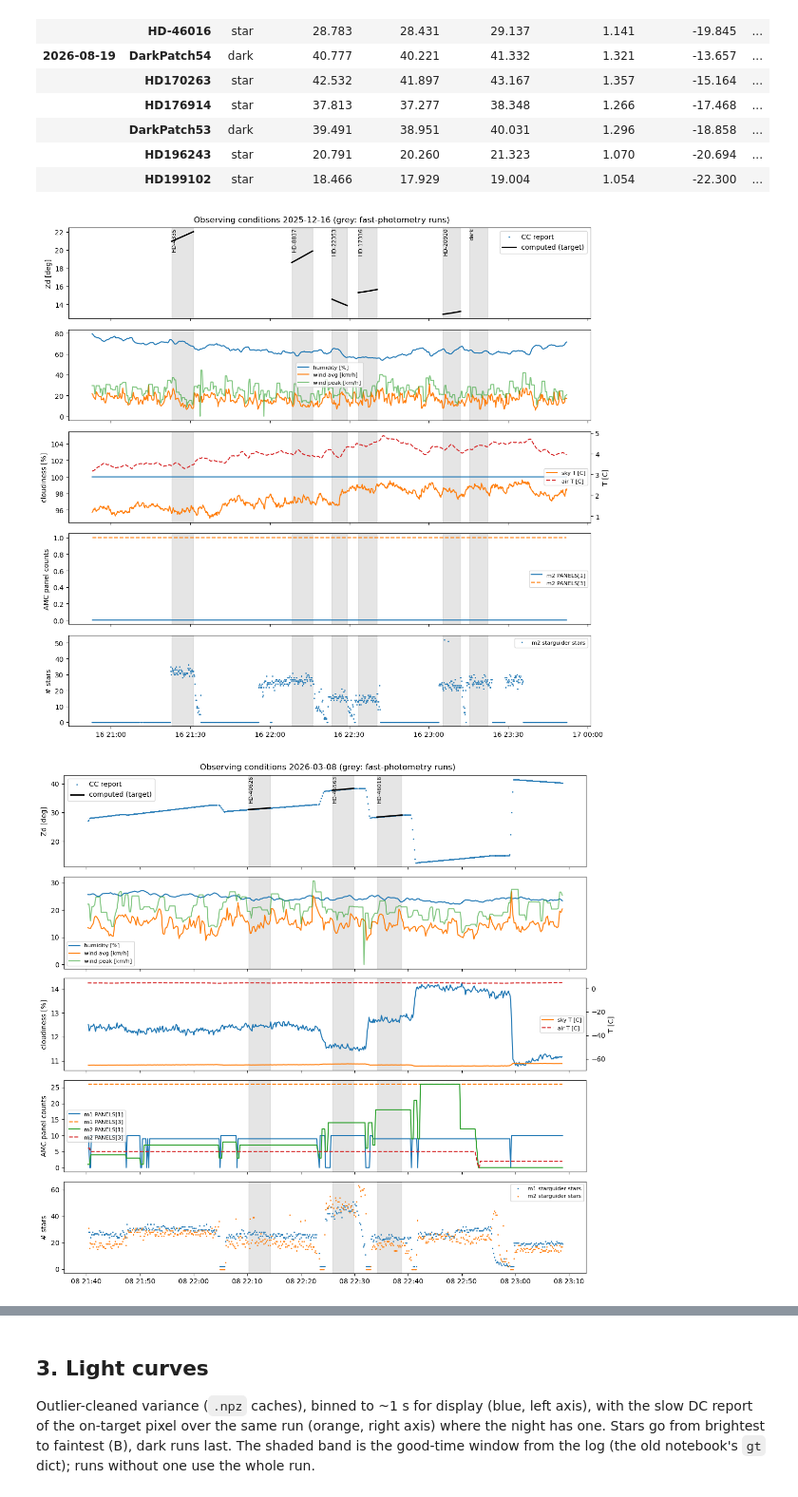
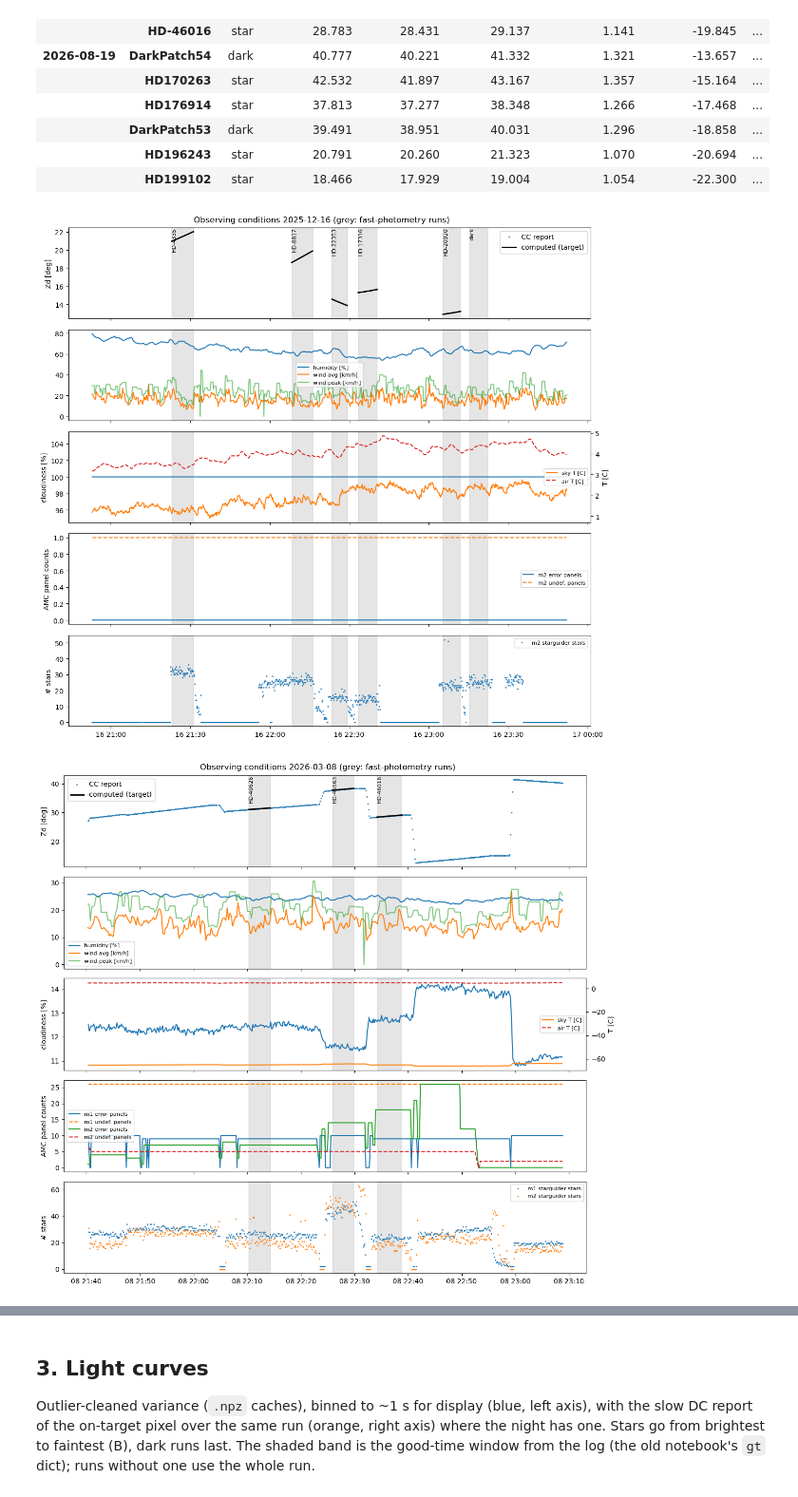
Before and after one commit to eliadse/kbo-occultation, a Jupyter notebook: notebooks/snr_study.ipynb, the cells around one changed output, grey strips where cells are left out. Shown at 95% size. Saved outputs shown, nothing was run; the diff lists cells and outputs as text; code cells hidden in the pictures.

```diff
--- a/notebooks/snr_study.ipynb
+++ b/notebooks/snr_study.ipynb
@@ -140,34 +140,34 @@ for night in log.nights.values():
             zd = [pointing_conditions(obs.ra_deg, obs.dec_deg, t, t + 1, 2)["zd_mean_deg"] for t in tt]
             axes[0].plot(to_dt(tt), zd, "k-", lw=2)
     axes[0].set_ylabel("Zd [deg]"); axes[0].legend(["CC report", "computed (target)"])
     w = site["weather"]
     axes[1].plot(to_dt(w.time), w.humidity_pct, label="humidity [%]")
     axes[1].plot(to_dt(w.time), w.wind_avg_kmh, label="wind avg [km/h]")
     axes[1].plot(to_dt(w.time), w.wind_peak_kmh, label="wind peak [km/h]", alpha=0.6)
     axes[1].legend(fontsize=8)
     p = site["pyro"]
     axes[2].plot(to_dt(p.time), p.cloudiness_pct, label="cloudiness [%]")
     ax2 = axes[2].twinx()
     ax2.plot(to_dt(p.time), p.sky_temperature_K - 273.15, color="tab:orange", label="sky T [C]")
     ax2.plot(to_dt(w.time), w.temperature_C, color="tab:red", ls="--", label="air T [C]")
     axes[2].set_ylabel("cloudiness [%]"); ax2.set_ylabel("T [C]"); ax2.legend(fontsize=8, loc="center right")
     for tel, reports in cond.items():
         a = reports["amc"]
-        axes[3].plot(to_dt(a.time), a.amc_panels_1, label=f"{tel} PANELS[1]")
-        axes[3].plot(to_dt(a.time), a.amc_panels_3, ls="--", label=f"{tel} PANELS[3]")
+        axes[3].plot(to_dt(a.time), a.amc_panels_1, label=f"{tel} error panels")
+        axes[3].plot(to_dt(a.time), a.amc_panels_3, ls="--", label=f"{tel} undef. panels")
     axes[3].set_ylabel("AMC panel counts"); axes[3].legend(fontsize=8)
     for tel, reports in cond.items():
         s = reports["starg"]
         axes[4].plot(to_dt(s.time), s.starg_n_stars, ".", ms=2, label=f"{tel} starguider stars")
     axes[4].set_ylabel("# stars"); axes[4].legend(fontsize=8)
     for ax in axes:
         for name, (t0, t1) in spans.items():
             ax.axvspan(*to_dt([t0, t1]), color="grey", alpha=0.2)
     for name, (t0, t1) in spans.items():
         axes[0].text(to_dt(t0), axes[0].get_ylim()[1], name, rotation=90, va="top", fontsize=8)
     fig.suptitle(f"Observing conditions {night.name} (grey: fast-photometry runs)")
     fig.tight_layout()
     plt.show()
 # %% [output]
-[figure, old version]
+[figure, new version]
 [figure]
```
Also changed, not shown: parts of 1 cell of this notebook, 2 other files.
